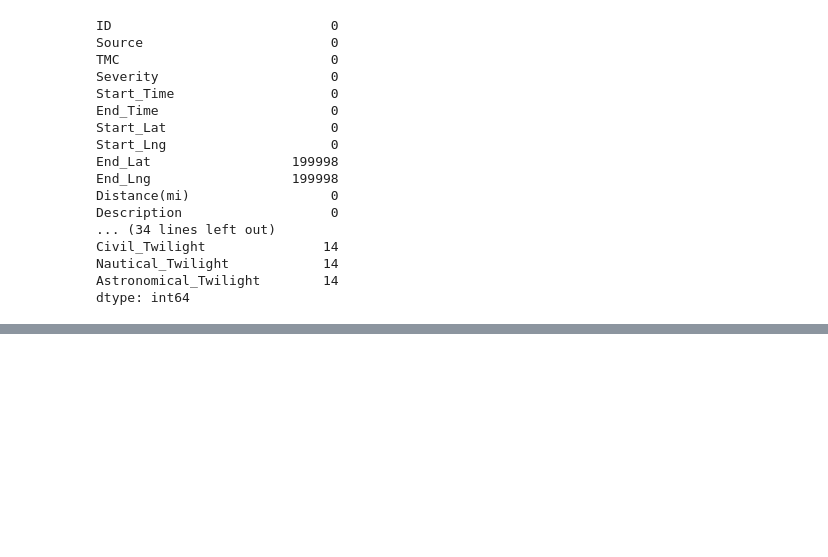
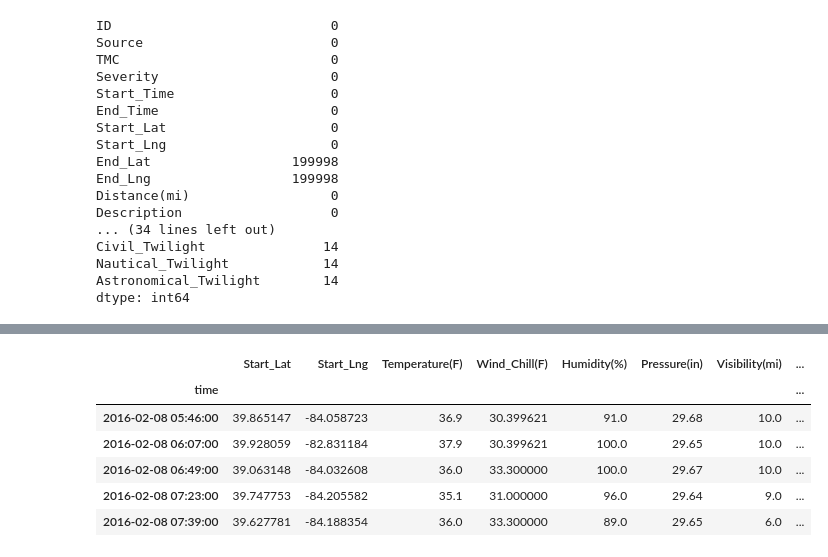
Before and after one commit to IET-VIT/Accident-Risk-Prediction, a Jupyter notebook: model.ipynb, the cells around one changed output, grey strips where cells are left out. Drawn from its saved outputs; the diff is of its cells as text; code cells hidden in the pictures; blank space fills up the shorter version.

```diff
--- a/model.ipynb
+++ b/model.ipynb
@@ -254,0 +264,20 @@ sns.heatmap(final_corr)
+# %%
+from sklearn import preprocessing
+label_encoder = preprocessing.LabelEncoder()
+df_tem['Amenity'] = label_encoder.fit_transform(df_tem['Amenity'])
+df_tem['Bump'] = label_encoder.fit_transform(df_tem['Bump'])
+df_tem['Crossing'] = label_encoder.fit_transform(df_tem['Crossing'])
+df_tem['Give_Way'] = label_encoder.fit_transform(df_tem['Give_Way'])
+df_tem['Junction'] = label_encoder.fit_transform(df_tem['Junction'])
+df_tem['No_Exit'] = label_encoder.fit_transform(df_tem['No_Exit'])
+df_tem['Railway'] = label_encoder.fit_transform(df_tem['Railway'])
+df_tem['Roundabout'] = label_encoder.fit_transform(df_tem['Roundabout'])
+df_tem['Station'] = label_encoder.fit_transform(df_tem['Station'])
+df_tem['Stop'] = label_encoder.fit_transform(df_tem['Stop'])
+df_tem['Traffic_Calming'] = label_encoder.fit_transform(df_tem['Traffic_Calming'])
+df_tem['Traffic_Signal'] = label_encoder.fit_transform(df_tem['Traffic_Signal'])
+df_tem['Turning_Loop'] = label_encoder.fit_transform(df_tem['Turning_Loop'])
+df_tem['Sunrise_Sunset'] = label_encoder.fit_transform(df_tem['Sunrise_Sunset'])
+df_tem['Weather_Condition'] = label_encoder.fit_transform(df_tem['Weather_Condition'])
+df_tem['Wind_Direction'] = label_encoder.fit_transform(df_tem['Wind_Direction'])
+df_tem.head()
@@ -254,0 +292,13 @@ sns.heatmap(final_corr)
+# %%
+X = df_tem.drop(['Severity'], axis = 1)
+Y = df_tem['Severity']
+# %%
+X.head()
+# %% [output]
+|  | Start_Lat | Start_Lng | Temperature(F) | Wind_Chill(F) | Humidity(%) | Pressure(in) | Visibility(mi) | ... |
+| time |  |  |  |  |  |  |  | ... |
+| 2016-02-08 05:46:00 | 39.865147 | -84.058723 | 36.9 | 30.399621 | 91.0 | 29.68 | 10.0 | ... |
+| 2016-02-08 06:07:00 | 39.928059 | -82.831184 | 37.9 | 30.399621 | 100.0 | 29.65 | 10.0 | ... |
+| 2016-02-08 06:49:00 | 39.063148 | -84.032608 | 36.0 | 33.300000 | 100.0 | 29.67 | 10.0 | ... |
+| 2016-02-08 07:23:00 | 39.747753 | -84.205582 | 35.1 | 31.000000 | 96.0 | 29.64 | 9.0 | ... |
+| 2016-02-08 07:39:00 | 39.627781 | -84.188354 | 36.0 | 33.300000 | 89.0 | 29.65 | 6.0 | ... |
```
Also changed, not shown: parts of 17 cells of this notebook.
